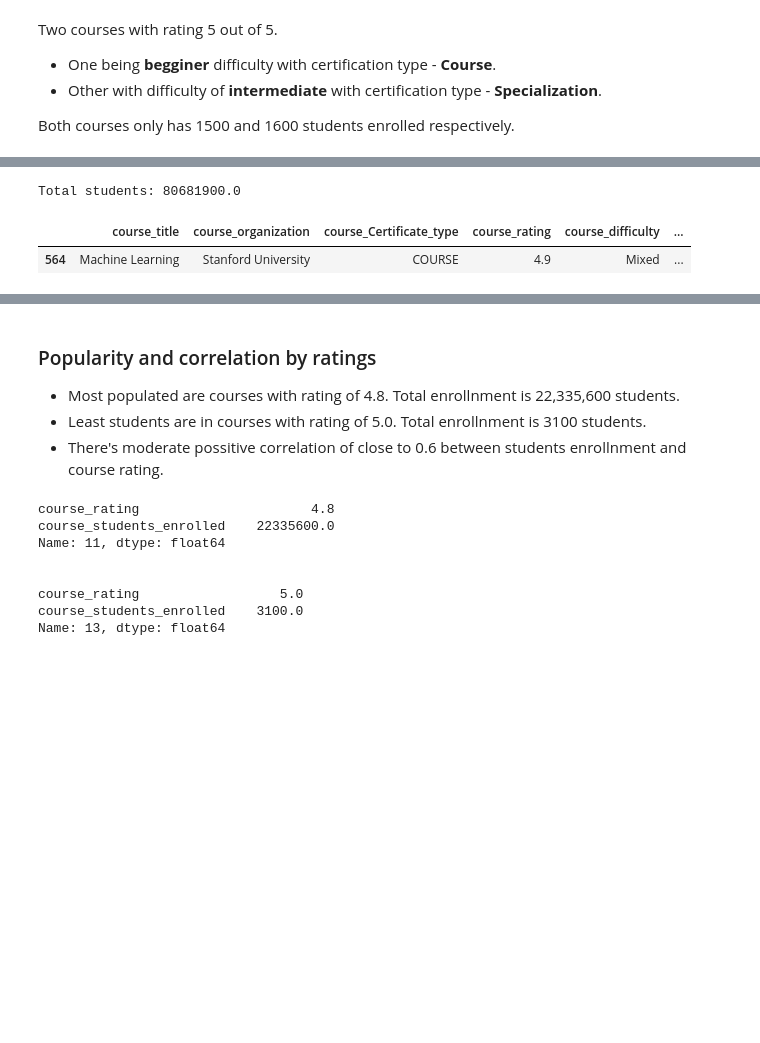
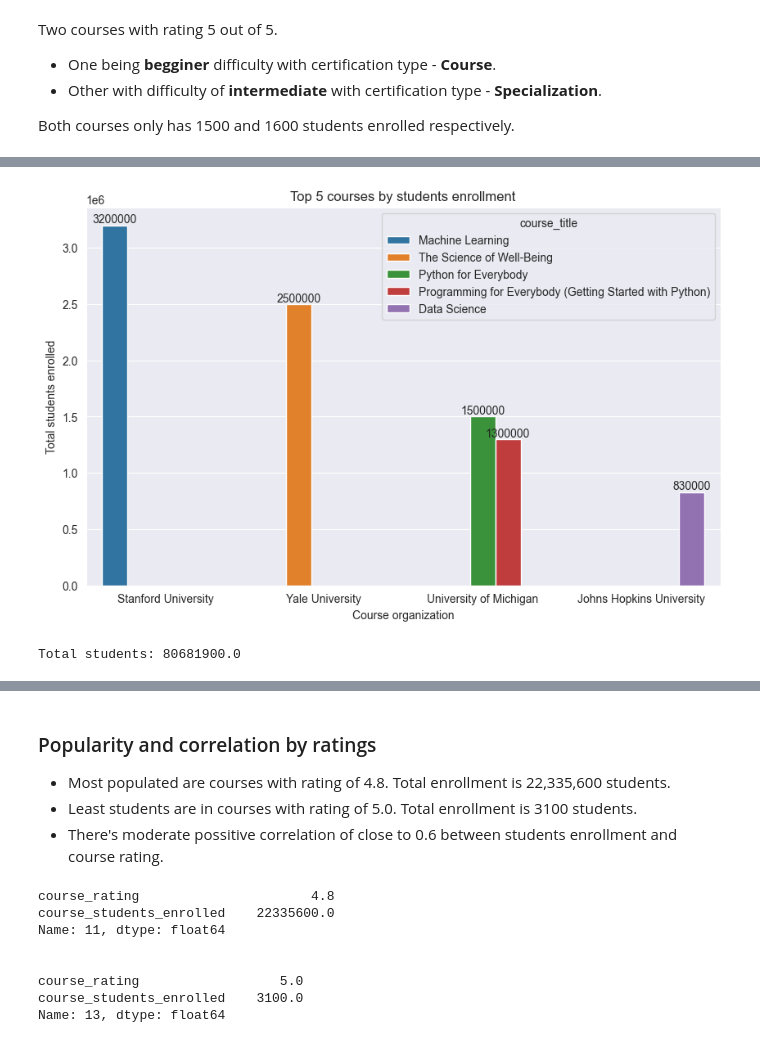
Before and after one commit to Rauzis/datavisual, a Jupyter notebook: Datavisual.ipynb, the cells around one changed output, grey strips where cells are left out. Cells and saved outputs as stored; diff of their text form; code cells hidden in the pictures; blank space fills up the shorter version.

Commit message:
i should commit more often. Added top5 organizations, top5 courses, updated markdowns

```diff
--- a/Datavisual.ipynb
+++ b/Datavisual.ipynb
@@ -153 +158,4 @@ There's total of 80,681,900 students enrolled in this data set.
 - Least popular by students enrolled: **"Universided Austral - El Abogado del Futuro: Legaltech y la Transformación Digital del Derecho"** with 1500 students.
+# %%
+top5 = df.sort_values(ascending=False, by="course_students_enrolled").head()
+top5
@@ -154,12 +169,22 @@ There's total of 80,681,900 students enrolled in this data set.
+# %%
+plt.figure(figsize=(10, 6))
+sns.set_style("darkgrid")
+
+top_cour = sns.barplot(data=top5, x="course_organization", y="course_students_enrolled", hue="course_title")
+plt.title("Top 5 courses by students enrollment")
+plt.xlabel("Course organization")
+plt.ylabel("Total students enrolled")
+
+for container in top_cour.containers:
+    top_cour.bar_label(container, fmt="%d", label_type="edge")
+
+plt.show()
+# %% [output]
+[figure, added]
 # %%
 print("Total students:", df.course_students_enrolled.sum())
 # %% [output]
 Total students: 80681900.0
-# %%
-df[df.course_students_enrolled == df.course_students_enrolled.max()]
-# %% [output]
-|  | course_title | course_organization | course_Certificate_type | course_rating | course_difficulty | ... |
-| 564 | Machine Learning | Stanford University | COURSE | 4.9 | Mixed | ... |
 # %%
 df[df.course_students_enrolled == df.course_students_enrolled.min()]
 # %% [output]
@@ -167,9 +192,9 @@ df[df.course_students_enrolled == df.course_students_enrolled.min()]
 | 251 | El Abogado del Futuro: Legaltech ... | Universidad Austral | COURSE | 5.0 | Beginner | ... |
 # %% [markdown]
 ### Popularity and correlation by ratings
-- Most populated are courses with rating of 4.8. Total enrollnment is 22,335,600 students.
-- Least students are in courses with rating of 5.0. Total enrollnment is 3100 students.
-- There's moderate possitive correlation of close to 0.6 between students enrollnment and course rating.
+- Most populated are courses with rating of 4.8. Total enrollment is 22,335,600 students.
+- Least students are in courses with rating of 5.0. Total enrollment is 3100 students.
+- There's moderate possitive correlation of close to 0.6 between students enrollment and course rating.
 # %%
 enroll_rating = df.groupby("course_rating", as_index=False)["course_students_enrolled"].sum()
 print(enroll_rating.loc[enroll_rating["course_students_enrolled"].idxmax()])
```
Also changed, not shown: parts of 8 cells of this notebook.
